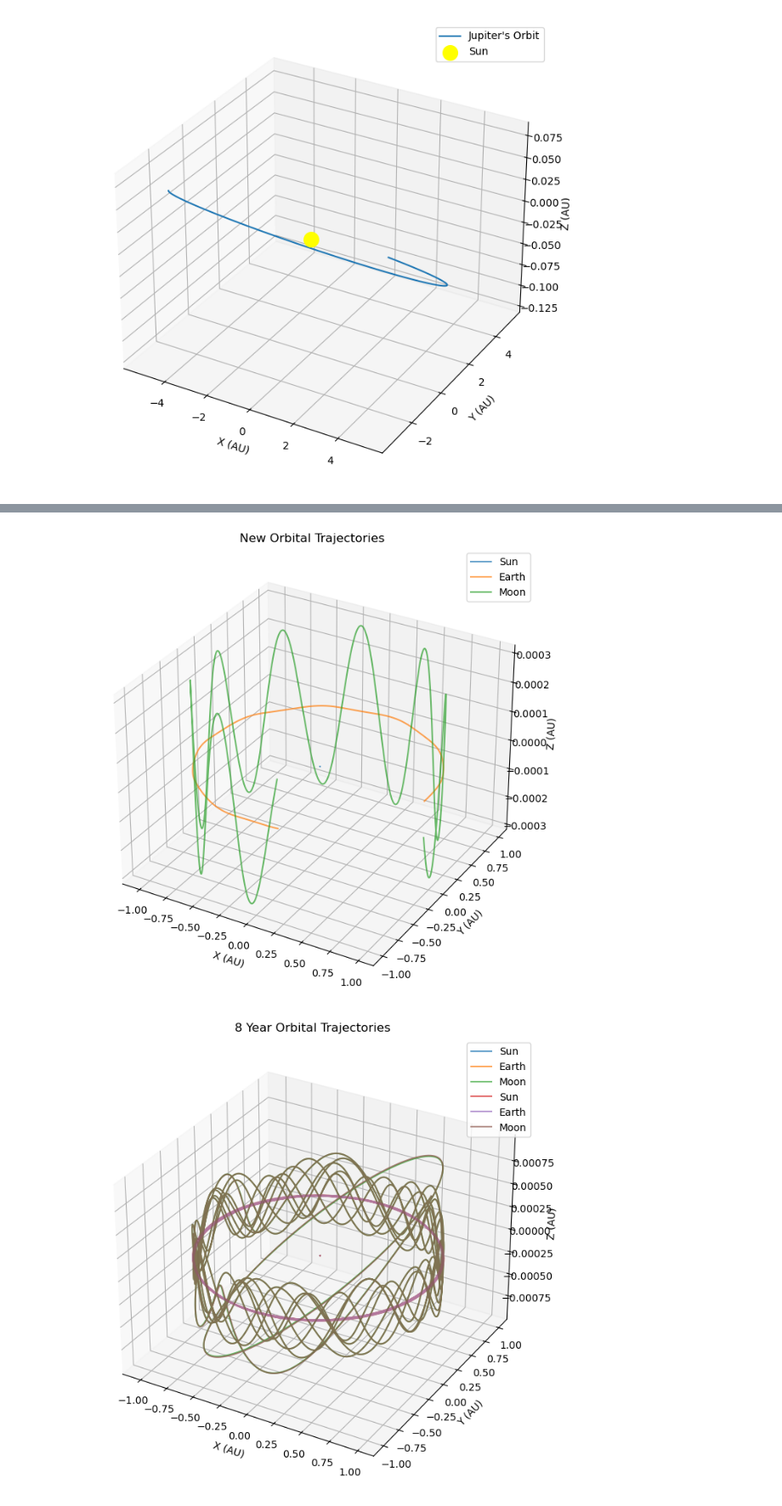
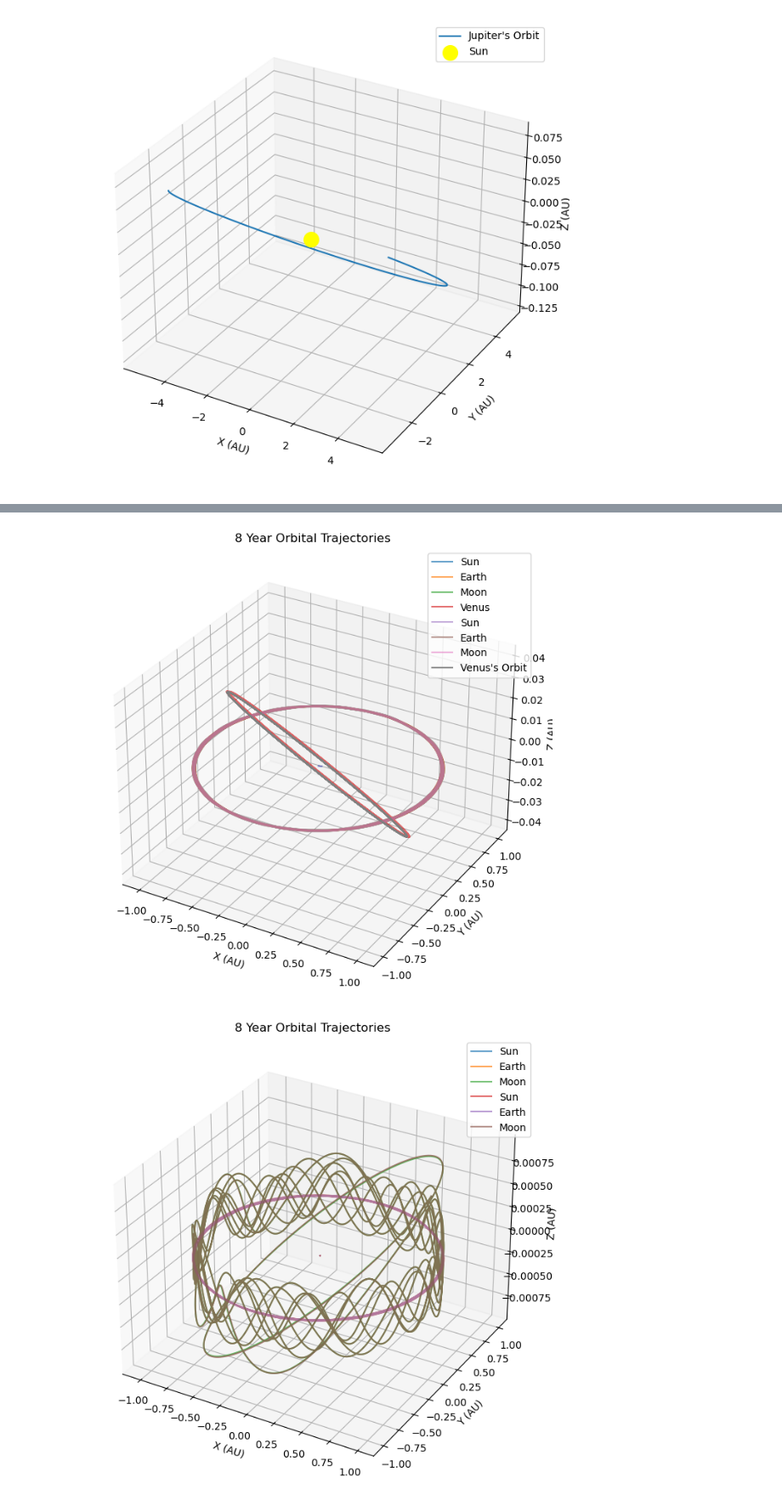
Before and after one commit to RendaLiu/Solar-Eclipse, a Jupyter notebook: dev/test_heun_trajectory_v1_1.ipynb, the cells around one changed output, grey strips where cells are left out. Shown at 85% size. Drawn from its saved outputs; the diff is of its cells as text; code cells hidden in the pictures.

```diff
--- a/test_heun_trajectory_v1_1.ipynb
+++ b/dev/test_heun_trajectory_v1_1.ipynb
@@ -402,17 +404,17 @@ class ThreeBodySimulator:
 sun_body = get_initial("Sun")
 earth_body = get_initial("Earth")
 moon_body = get_initial("Moon")
-jupiter_body = get_initial("Jupiter")
+jupiter_body = get_initial("Venus")
 
 sun_body1 = get_initial("Sun")
 earth_body1 = get_initial("Earth")
 moon_body1 = get_initial("Moon")
-jupiter_body1 = get_initial("Jupiter")
+jupiter_body1 = get_initial("Venus")
 
 sun_body2 = get_initial("Sun")
 earth_body2 = get_initial("Earth")
 moon_body2 = get_initial("Moon")
-jupiter_body2 = get_initial("Jupiter")
+jupiter_body2 = get_initial("Venus")
 
 
 # 创建模拟器（时间步长设为6小时）
@@ -423,7 +425,7 @@ simulator1 = ThreeBodySimulator(
 simulator2 = ThreeBodySimulator(
     bodies=[sun_body2, earth_body2, moon_body2],
     dt=0.1,
-    aux_list=[jupiter_body1]
+    aux_list=[jupiter_body2]
 )
 simulator = ThreeBodySimulator(
     bodies=[sun_body, earth_body, moon_body],
@@ -455,14 +457,14 @@ def plot_trajectories():
     ax = fig.add_subplot(111, projection='3d')
 
     for name, pos_list in trajectories_with_j.items():
-        if name != 'Jupiter':
+        if name != 'Jupiter' and name != 'Venus':
             positions = np.array(pos_list)
             ax.plot(positions[:,0], positions[:,1], positions[:,2],
                     label=name, alpha=0.7)
-    # for name, pos_list in trajectories_no_j.items():
-    #     positions = np.array(pos_list)
-    #     ax.plot(positions[:,0], positions[:,1], positions[:,2],
-    #             label=name, alpha=0.7)
+    for name, pos_list in trajectories_no_j.items():
+        positions = np.array(pos_list)
+        ax.plot(positions[:,0], positions[:,1], positions[:,2],
+                label=name, alpha=0.7)
     for name, pos_list in trajectories_with_j_aux.items():
         positions = np.array(pos_list)
         ax.plot(positions[:,0], positions[:,1], positions[:,2],
@@ -489,40 +543,42 @@ plot_trajectories()
 # %%
-trajectories_8yearsnew = simulator1.simulate(years= 0.8)
-traj_rk4_8yrsnew = simulator2.simulate(years = 0.8)
+import matplotlib.pyplot as plt
+from mpl_toolkits.mplot3d import Axes3D
 
 def plot_trajectories():
     fig = plt.figure(figsize=(12, 8))
     ax = fig.add_subplot(111, projection='3d')
 
-    '''for name, pos_list in trajectories_5years.items():
+    for name, pos_list in trajectories_with_j_v.items():
+        if name != 'Jupiter':
+            positions = np.array(pos_list)
+            ax.plot(positions[:,0], positions[:,1], positions[:,2],
+                    label=name, alpha=0.7)
+    # for name, pos_list in trajectories_no_j.items():
+    #     positions = np.array(pos_list)
+    #     ax.plot(positions[:,0], positions[:,1], positions[:,2],
+    #             label=name, alpha=0.7)
+    for name, pos_list in trajectories_with_j_v_aux.items():
         positions = np.array(pos_list)
         ax.plot(positions[:,0], positions[:,1], positions[:,2],
-                label=name, alpha=0.7)'''
-    for name, pos_list in trajectories_8yearsnew.items():
-        positions = np.array(pos_list)
-        ax.plot(positions[:,0], positions[:,1], positions[:,2],
-                label=name, alpha=0.7)
-    '''for name, pos_list in traj_rk4_8yrsnew.items():
-        positions = np.array(pos_list)
-        ax.plot(positions[:,0], positions[:,1], positions[:,2],
-                label=name, alpha=0.7)
-    for name, pos_list in traj_20.items():
-        positions = np.array(pos_list)
-        ax.plot(positions[:,0], positions[:,1], positions[:,2],
-                label=name, alpha=0.6)'''
+                label=name, alpha=0.6)
+    times = np.linspace(0, 8*365.25*24, 1000)  # 12年周期
+    orb_fn = get_jupiter_orb_fn(get_initial("Venus"))
+    positions = np.array([orb_fn(t) for t in times])
+    ax.plot(positions[:, 0], positions[:, 1], positions[:, 2], label="Venus's Orbit")
 
     ax.set_xlabel('X (AU)')
     ax.set_ylabel('Y (AU)')
     ax.set_zlabel('Z (AU)')
-    ax.set_title('New Orbital Trajectories')
+    ax.set_title('8 Year Orbital Trajectories')
     ax.legend()
     plt.show()
 
+
+
 # 运行绘图
 plot_trajectories()
-## 这里是第八年后+0.8年的天体运动
 # %% [output]
-[figure, old version]
+[figure, new version]
 # %%
 sun_body11 = get_initial("Sun")
 earth_body11 = get_initial("Earth")
```
Also changed, not shown: parts of 5 cells of this notebook, 52 other files.
